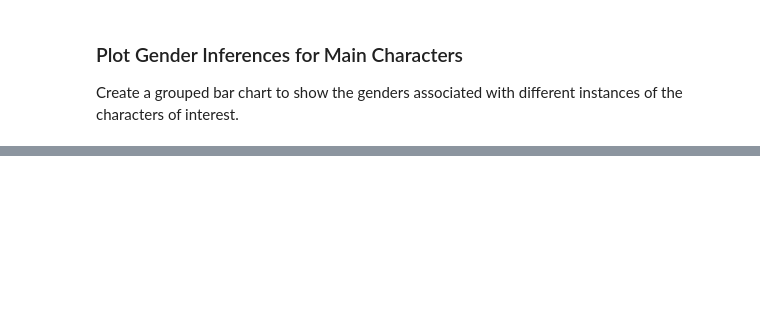
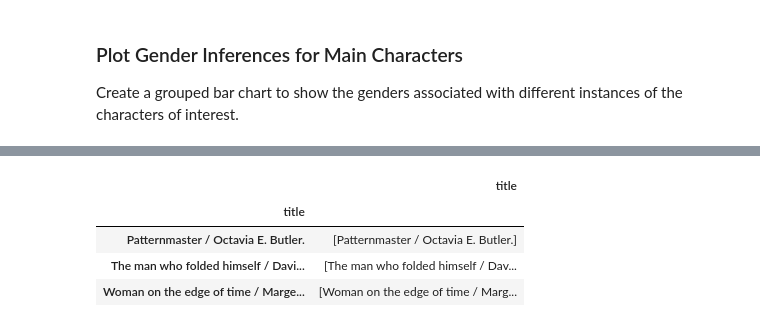
Before and after one commit to danieljohnevans/2022Fall_projects, a Jupyter notebook: book_analysis.ipynb, the cells around one changed output, grey strips where cells are left out. Saved outputs shown, nothing was run; the diff lists cells and outputs as text; code cells hidden in the pictures; blank space fills up the shorter version.

```diff
--- a/book_analysis.ipynb
+++ b/book_analysis.ipynb
@@ -242,0 +243,8 @@ plt.show()
+# %%
+pickle_df[pickle_df['year'] == '1976'].dropna().groupby(['title'])[['title']].agg({'title':'unique'})
+# %% [output]
+|  | title |
+| title |  |
+| Patternmaster / Octavia E. Butler. | [Patternmaster / Octavia E. Butler.] |
+| The man who folded himself / Davi... | [The man who folded himself / Dav... |
+| Woman on the edge of time / Marge... | [Woman on the edge of time / Marg... |
```
Also changed, not shown: parts of 3 cells of this notebook.
